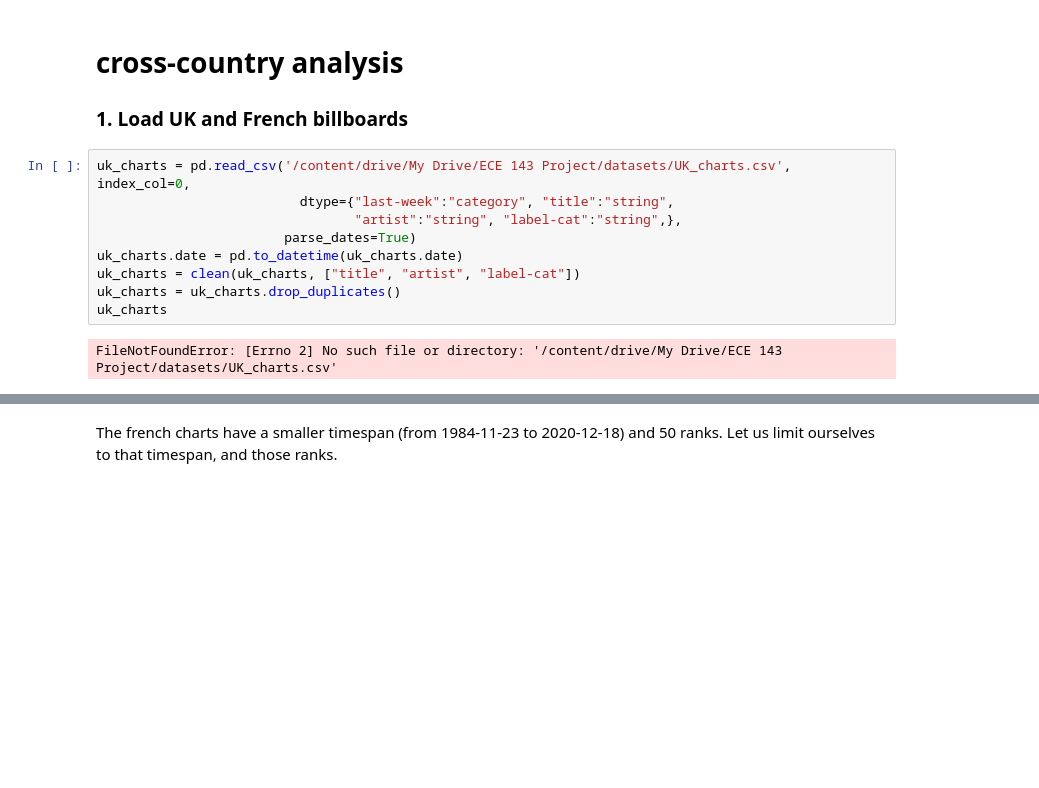
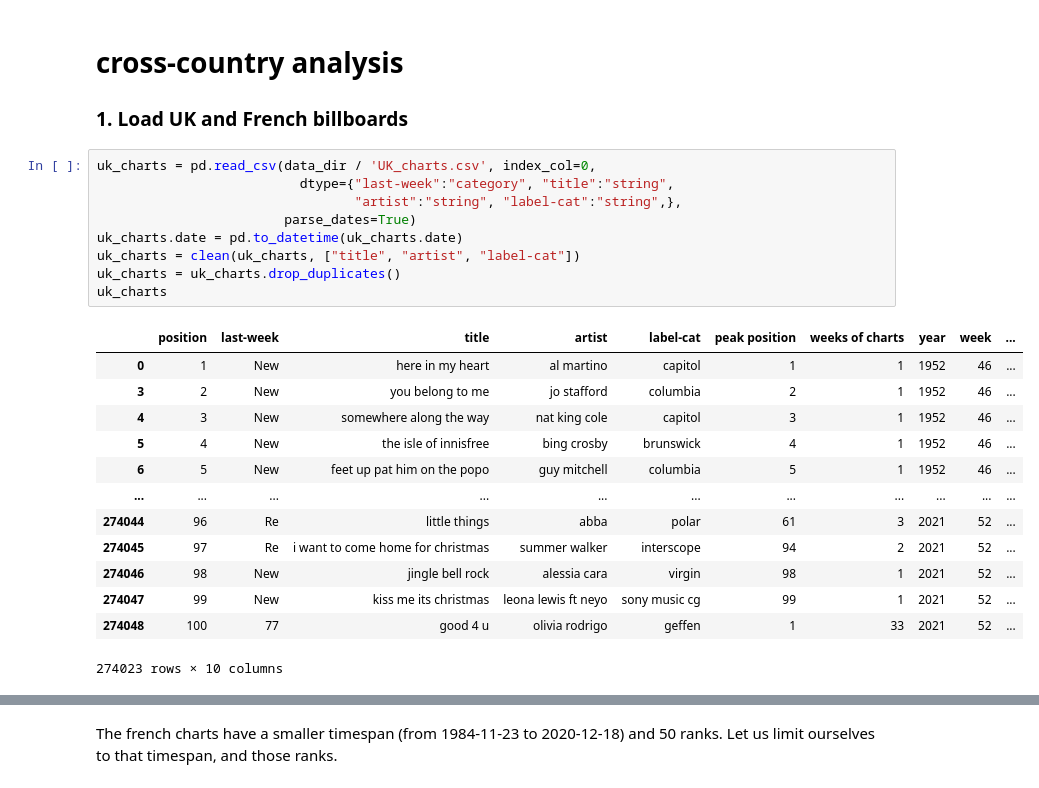
Before and after one commit to tbrugere/ECE143, a Jupyter notebook: notebooks/ECE143Project.ipynb, the cells around one changed output, grey strips where cells are left out. Drawn from its saved outputs; the diff is of its cells as text; blank space fills up the shorter version.

```diff
--- a/notebooks/ECE143Project.ipynb
+++ b/notebooks/ECE143Project.ipynb
@@ -2185,14 +2185,26 @@ Optimization terminated successfully.
 
 ### 1. Load UK and French billboards
 # %%
-uk_charts = pd.read_csv('/content/drive/My Drive/ECE 143 Project/datasets/UK_charts.csv', index_col=0,
+uk_charts = pd.read_csv(data_dir / 'UK_charts.csv', index_col=0,
                           dtype={"last-week":"category", "title":"string",
                                  "artist":"string", "label-cat":"string",},
                         parse_dates=True)
 uk_charts.date = pd.to_datetime(uk_charts.date)
 uk_charts = clean(uk_charts, ["title", "artist", "label-cat"])
 uk_charts = uk_charts.drop_duplicates()
 uk_charts
 # %% [output]
+|  | position | last-week | title | artist | label-cat | peak position | weeks of charts | year | week | ... |
+| 0 | 1 | New | here in my heart | al martino | capitol | 1 | 1 | 1952 | 46 | ... |
+| 3 | 2 | New | you belong to me | jo stafford | columbia | 2 | 1 | 1952 | 46 | ... |
+| 4 | 3 | New | somewhere along the way | nat king cole | capitol | 3 | 1 | 1952 | 46 | ... |
+| 5 | 4 | New | the isle of innisfree | bing crosby | brunswick | 4 | 1 | 1952 | 46 | ... |
+| 6 | 5 | New | feet up pat him on the popo | guy mitchell | columbia | 5 | 1 | 1952 | 46 | ... |
+| ... | ... | ... | ... | ... | ... | ... | ... | ... | ... | ... |
+| 274044 | 96 | Re | little things | abba | polar | 61 | 3 | 2021 | 52 | ... |
+| 274045 | 97 | Re | i want to come home for christmas | summer walker | interscope | 94 | 2 | 2021 | 52 | ... |
+| 274046 | 98 | New | jingle bell rock | alessia cara | virgin | 98 | 1 | 2021 | 52 | ... |
+| 274047 | 99 | New | kiss me its christmas | leona lewis ft neyo | sony music cg | 99 | 1 | 2021 | 52 | ... |
+| 274048 | 100 | 77 | good 4 u | olivia rodrigo | geffen | 1 | 33 | 2021 | 52 | ... |
-FileNotFoundError: [Errno 2] No such file or directory: '/content/drive/My Drive/ECE 143 Project/datasets/UK_charts.csv'
+274023 rows × 10 columns
 # %%
```
Also changed, not shown: parts of 7 cells of this notebook.
